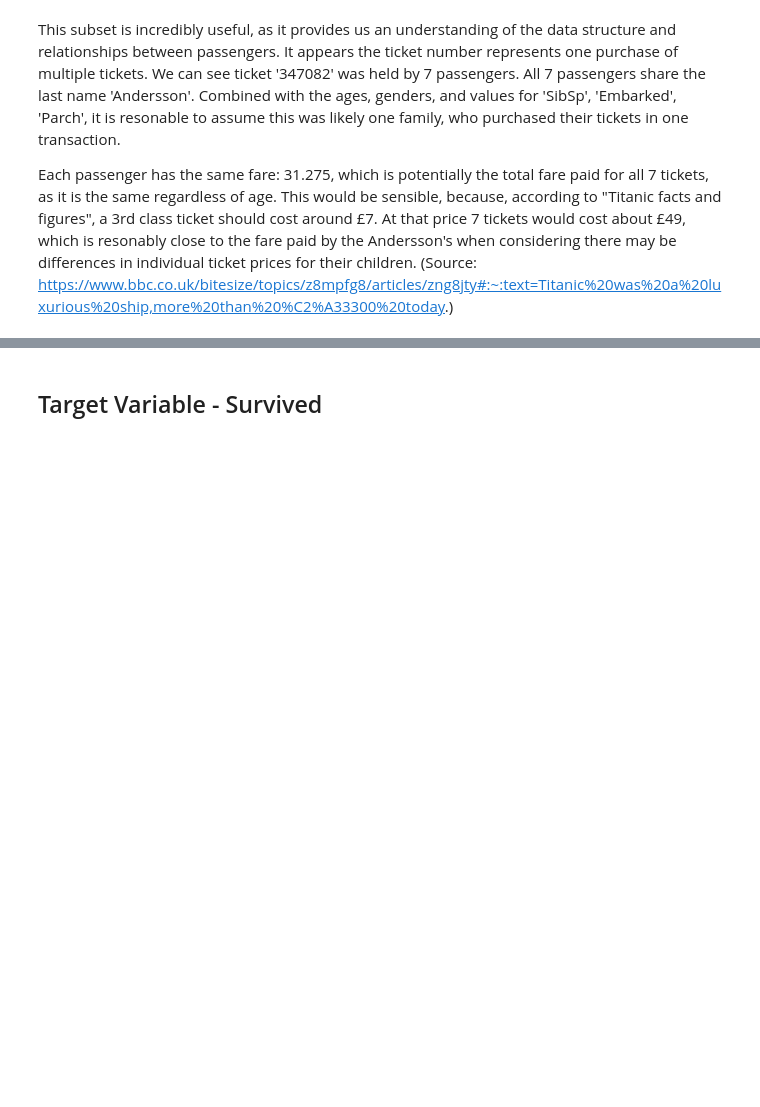
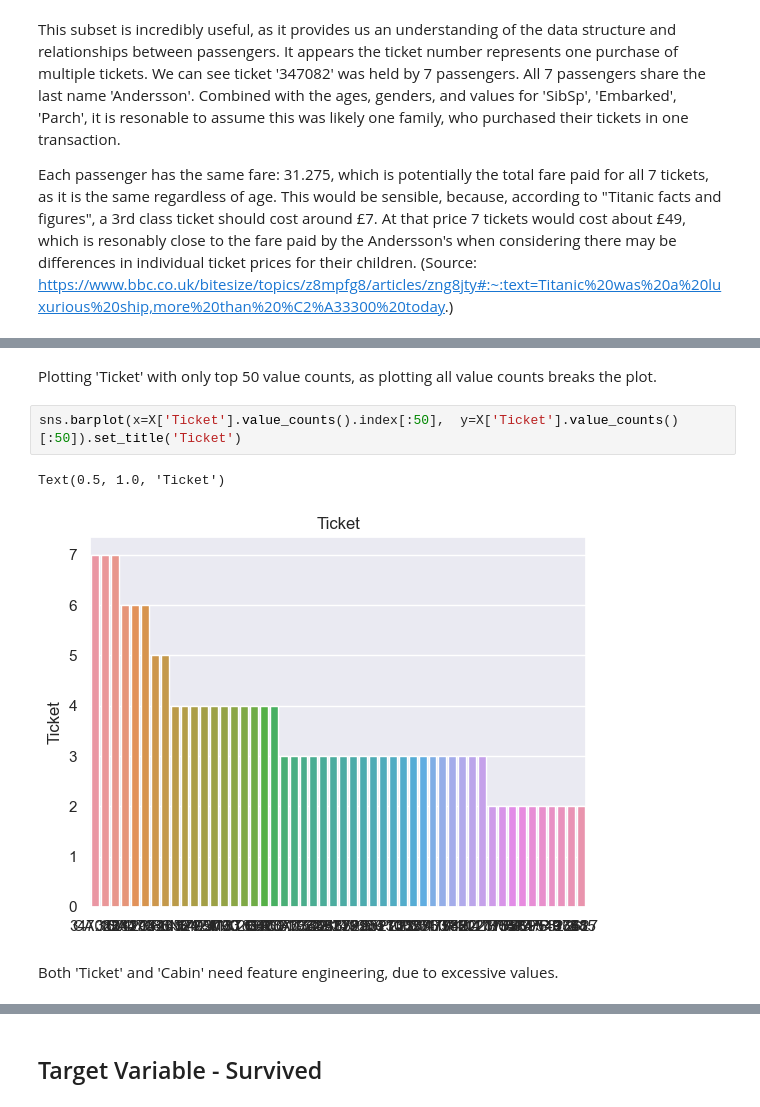
Before and after one commit to ColmKennedy/Titanic-Kaggle, a Jupyter notebook: eda.ipynb, the cells around one changed output, grey strips where cells are left out. Saved outputs shown, nothing was run; the diff lists cells and outputs as text; blank space fills up the shorter version.

```diff
--- a/eda.ipynb
+++ b/eda.ipynb
@@ -242,0 +322,9 @@ Each passenger has the same fare: 31.275, which is potentially the total fare pa
+# %% [markdown]
+Plotting 'Ticket' with only top 50 value counts, as plotting all value counts breaks the plot.
+# %%
+sns.barplot(x=X['Ticket'].value_counts().index[:50],  y=X['Ticket'].value_counts()[:50]).set_title('Ticket')
+# %% [output]
+Text(0.5, 1.0, 'Ticket')
+[figure, added]
+# %% [markdown]
+Both 'Ticket' and 'Cabin' need feature engineering, due to excessive values.
```
Also changed, not shown: parts of 12 cells of this notebook.
